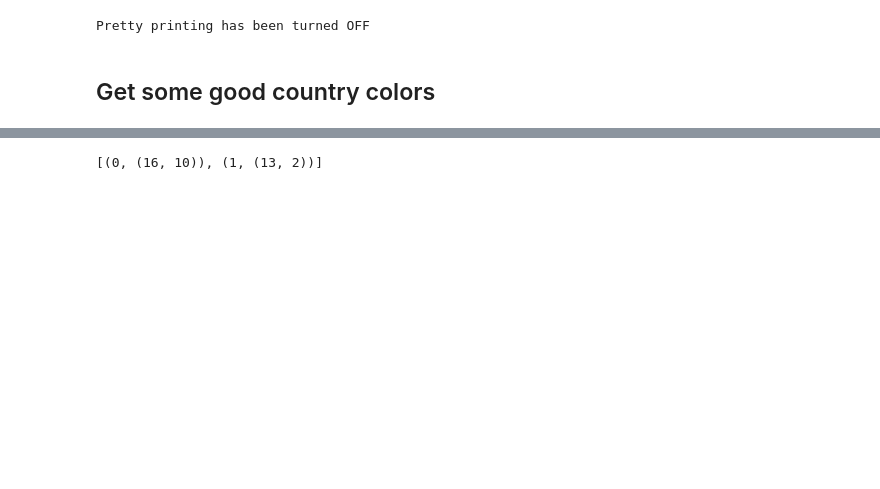
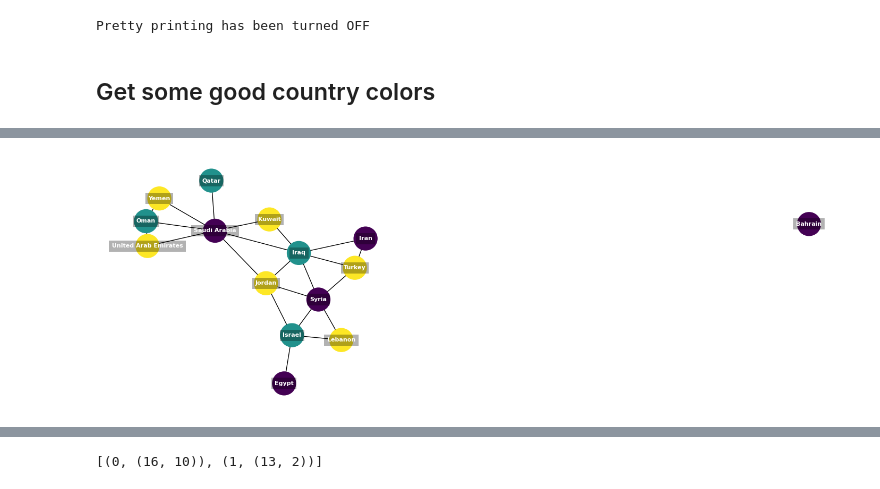
Before and after one commit to dbabbitt/StatsByCountry, a Jupyter notebook: rectangular_cartograms/Rectangular Cartogram of Middle Eastern Countries by Population.ipynb, the cells around one changed output, grey strips where cells are left out. Drawn from its saved outputs; the diff is of its cells as text; code cells hidden in the pictures; blank space fills up the shorter version.

```diff
--- a/rectangular_cartograms/Rectangular Cartogram of Middle Eastern Countries by Population.ipynb
+++ b/rectangular_cartograms/Rectangular Cartogram of Middle Eastern Countries by Population.ipynb
@@ -234,0 +147,43 @@ hex_color_dict
+# %%
+
+import matplotlib.pyplot as plt
+
+# Apply the greedy coloring algorithm
+coloring = nx.coloring.greedy_color(adjacency_graph, strategy='largest_first')
+
+# Prepare colors for visualization
+color_map = []
+for node in adjacency_graph.nodes():
+    color_map.append(coloring[node])
+
+# Create a figure and axis
+fig, ax = plt.subplots(figsize=(18, 6))
+
+# Draw the graph on the axis
+nx.draw(
+    adjacency_graph, ax=ax, with_labels=True, node_size=1000, node_color=color_map, font_size=8,
+    font_weight="bold", font_color='white', bbox=dict(facecolor='black', edgecolor='none', alpha=0.3),
+)
+
+# Show the plot
+plt.show()
+
+# Get the node colors from the matplotlib axes
+node_labels = [text.get_text() for text in ax.texts]
+node_colors = None
+for patch in ax.collections:
+    facecolor_array = patch.get_facecolor()
+    if facecolor_array.shape[0] == len(node_labels):
+        node_colors = [tuple(rgba[:-1]) for rgba in facecolor_array]
+        # node_colors = ["#{:02x}{:02x}{:02x}".format(int(rgba[0] * 255), int(rgba[1] * 255), int(rgba[2] * 255)) for rgba in facecolor_array]
+        break
+
+if node_colors:
+    node_colors_dict = {node_label: node_color for node_label, node_color in zip(node_labels, node_colors)}
+
+    # Sort the nodes by highest degree first
+    node_labels_colors = sorted(
+        [(node_label, node_color) for node_label, node_color in node_colors_dict.items()], key=lambda x: adjacency_graph.degree(x[0]), reverse=True
+    )
+# %% [output]
+[figure, added]
```
Also changed, not shown: parts of 63 cells of this notebook, 7 other files.
